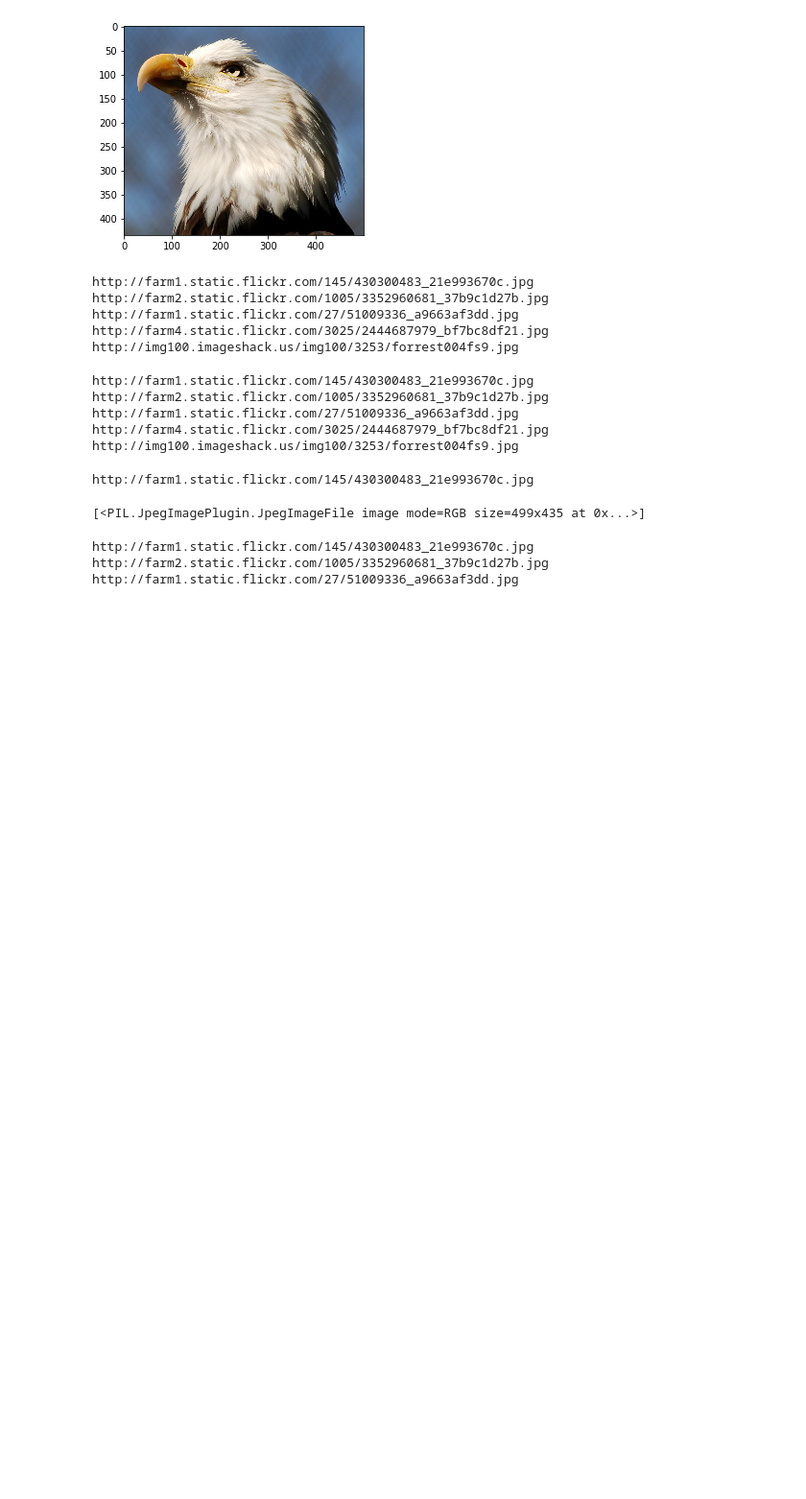
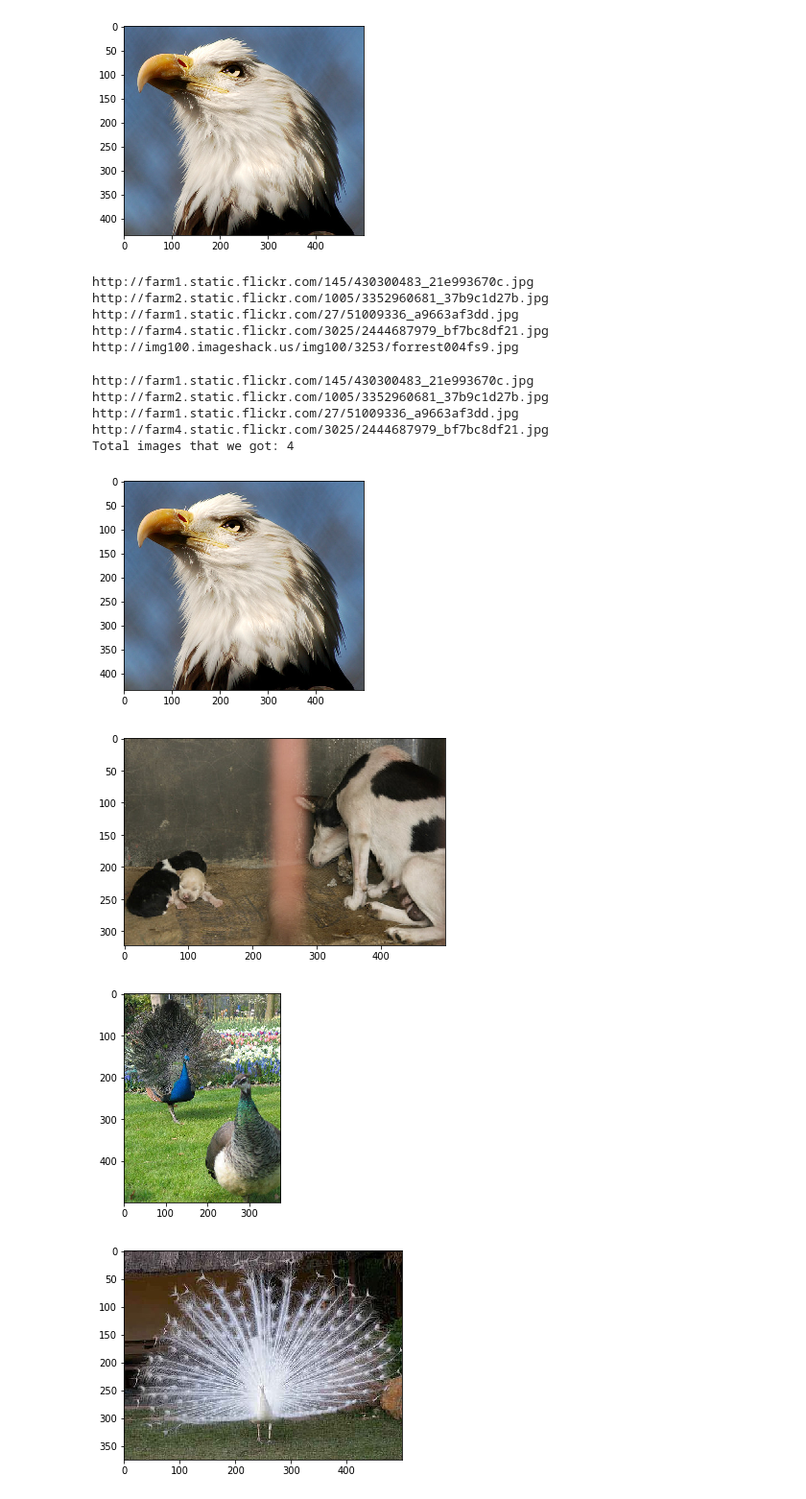
Before and after one commit to ChihHsiangChien/3rd-ML100Days, a Jupyter notebook: homework/Day_005-2_HW.ipynb, the cells around one changed output. Shown: that part at 96% size. Saved outputs shown, nothing was run; the diff lists cells and outputs as text; code cells hidden in the pictures; blank space fills up the shorter version.

```diff
--- a/homework/Day_005-2_HW.ipynb
+++ b/homework/Day_005-2_HW.ipynb
@@ -130,30 +130,20 @@ def img2arr_fromURLs(url_list, resize = False):
         img = Image.open(BytesIO(response.content))
         img_list.append(img)
     return img_list
-# %%
-url_list  = df[0:5][1].values
-url_list
-for link in url_list:
-    print(link)
-# %% [output]
-http://farm1.static.flickr.com/145/430300483_21e993670c.jpg
-http://farm2.static.flickr.com/1005/3352960681_37b9c1d27b.jpg
-http://farm1.static.flickr.com/27/51009336_a9663af3dd.jpg
-http://farm4.static.flickr.com/3025/2444687979_bf7bc8df21.jpg
-http://img100.imageshack.us/img100/3253/forrest004fs9.jpg
-# %%
-img2arr_fromURLs(df[0:1][1].values)
-# %% [output]
-http://farm1.static.flickr.com/145/430300483_21e993670c.jpg
-[<PIL.JpegImagePlugin.JpegImageFile image mode=RGB size=499x435 at 0x...>]
 # %%
-result = img2arr_fromURLs(df[0:5][1].values)
+result = img2arr_fromURLs(df[0:4][1].values)
 print("Total images that we got: %i " % len(result)) # 如果不等於 5, 代表有些連結失效囉
 
 for im_get in result:
     plt.imshow(im_get)
     plt.show()
 # %% [output]
 http://farm1.static.flickr.com/145/430300483_21e993670c.jpg
 http://farm2.static.flickr.com/1005/3352960681_37b9c1d27b.jpg
 http://farm1.static.flickr.com/27/51009336_a9663af3dd.jpg
+http://farm4.static.flickr.com/3025/2444687979_bf7bc8df21.jpg
+Total images that we got: 4
+[figure, added]
+[figure, added]
+[figure, added]
+[figure, added]
```
